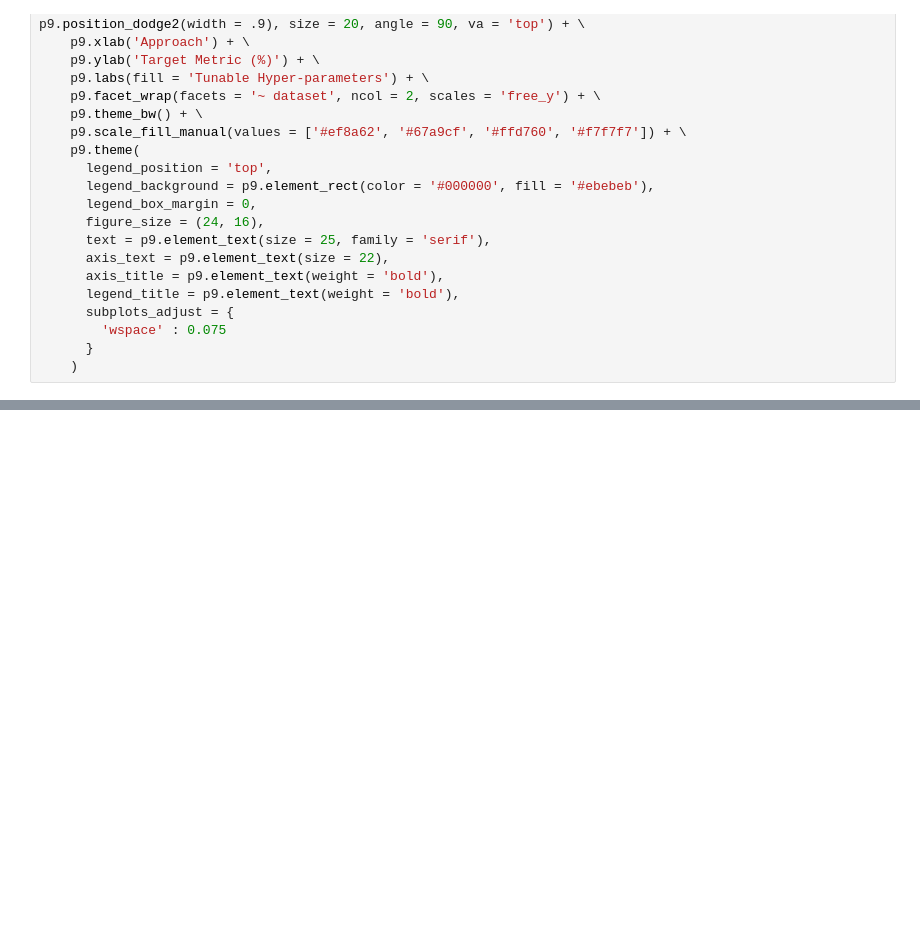
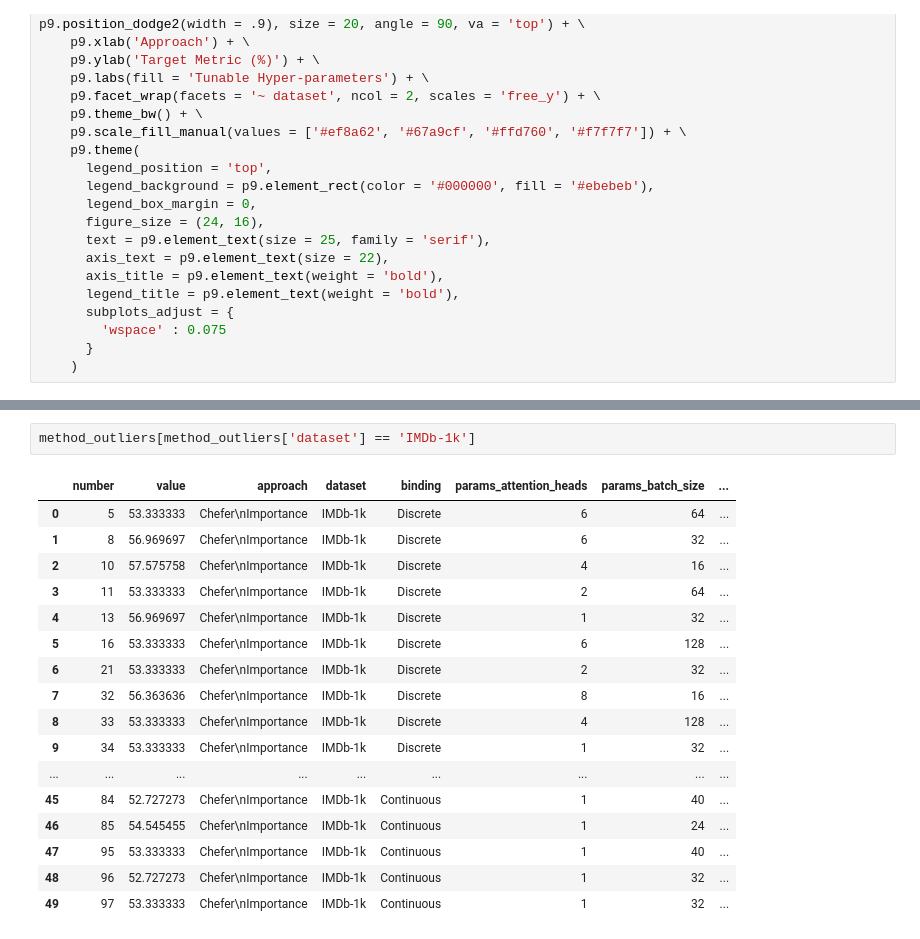
Before and after one commit to citoplasme/Chefer_Graphs, a Jupyter notebook: analyses/performance/hyper_parameter_instability.ipynb, the cells around one changed output, grey strips where cells are left out. Saved outputs shown, nothing was run; the diff lists cells and outputs as text; blank space fills up the shorter version.

```diff
--- a/analyses/performance/hyper_parameter_instability.ipynb
+++ b/analyses/performance/hyper_parameter_instability.ipynb
@@ -109,0 +333,20 @@ plot.save(filename = '../figures/validation_performance_instability.png', dpi =
+# %%
+method_outliers[method_outliers['dataset'] == 'IMDb-1k']
+# %% [output]
+|  | number | value | approach | dataset | binding | params_attention_heads | params_batch_size | ... |
+| 0 | 5 | 53.333333 | Chefer\nImportance | IMDb-1k | Discrete | 6 | 64 | ... |
+| 1 | 8 | 56.969697 | Chefer\nImportance | IMDb-1k | Discrete | 6 | 32 | ... |
+| 2 | 10 | 57.575758 | Chefer\nImportance | IMDb-1k | Discrete | 4 | 16 | ... |
+| 3 | 11 | 53.333333 | Chefer\nImportance | IMDb-1k | Discrete | 2 | 64 | ... |
+| 4 | 13 | 56.969697 | Chefer\nImportance | IMDb-1k | Discrete | 1 | 32 | ... |
+| 5 | 16 | 53.333333 | Chefer\nImportance | IMDb-1k | Discrete | 6 | 128 | ... |
+| 6 | 21 | 53.333333 | Chefer\nImportance | IMDb-1k | Discrete | 2 | 32 | ... |
+| 7 | 32 | 56.363636 | Chefer\nImportance | IMDb-1k | Discrete | 8 | 16 | ... |
+| 8 | 33 | 53.333333 | Chefer\nImportance | IMDb-1k | Discrete | 4 | 128 | ... |
+| 9 | 34 | 53.333333 | Chefer\nImportance | IMDb-1k | Discrete | 1 | 32 | ... |
+| ... | ... | ... | ... | ... | ... | ... | ... | ... |
+| 45 | 84 | 52.727273 | Chefer\nImportance | IMDb-1k | Continuous | 1 | 40 | ... |
+| 46 | 85 | 54.545455 | Chefer\nImportance | IMDb-1k | Continuous | 1 | 24 | ... |
+| 47 | 95 | 53.333333 | Chefer\nImportance | IMDb-1k | Continuous | 1 | 40 | ... |
+| 48 | 96 | 52.727273 | Chefer\nImportance | IMDb-1k | Continuous | 1 | 32 | ... |
+| 49 | 97 | 53.333333 | Chefer\nImportance | IMDb-1k | Continuous | 1 | 32 | ... |
```
Also changed, not shown: parts of 20 cells of this notebook, 1 other file.
